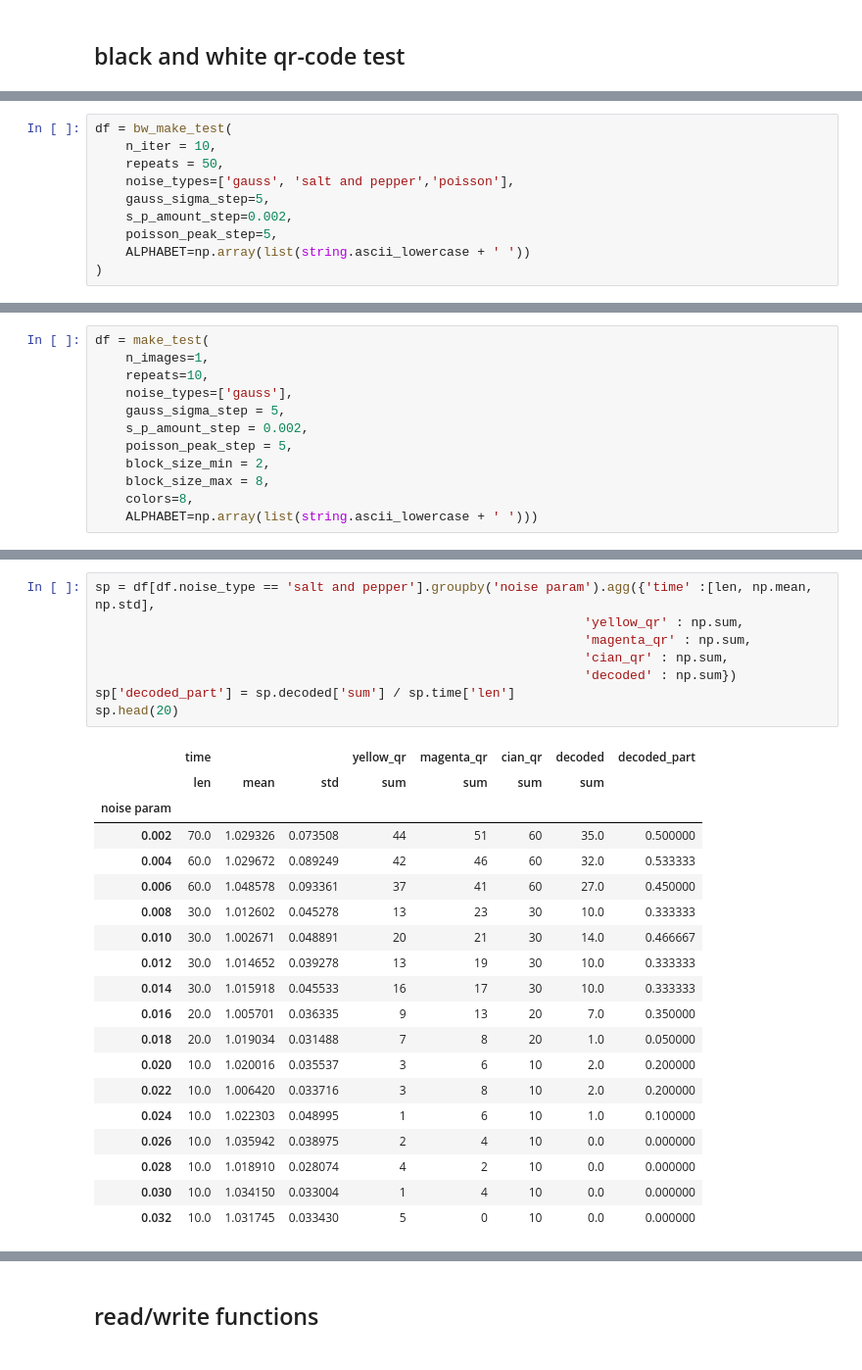
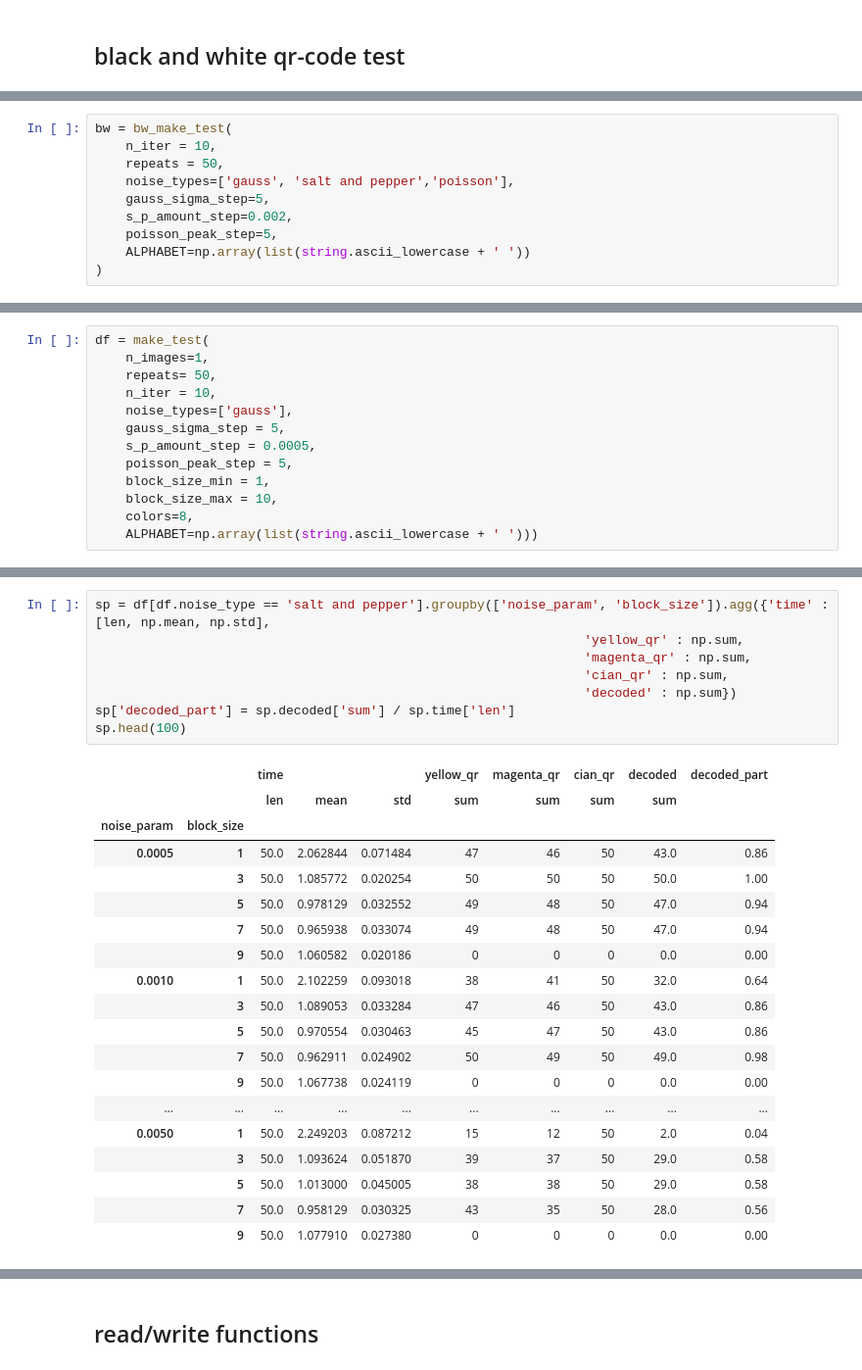
Before and after one commit to Dangovsky/colored_qr, a Jupyter notebook: color qr.ipynb, the cells around one changed output, grey strips where cells are left out. Shown: that part at 98% size. Cells and saved outputs as stored; diff of their text form.

```diff
--- a/color qr.ipynb
+++ b/color qr.ipynb
@@ -656,5 +515,5 @@ def bw_make_test(
 # %%
-df = bw_make_test(
+bw = bw_make_test(
     n_iter = 10,
     repeats = 50,
     noise_types=['gauss', 'salt and pepper','poisson'],
@@ -751,12 +729,13 @@ bw.head(20)
 # %%
 df = make_test(
     n_images=1,
-    repeats=10,
+    repeats= 50,
+    n_iter = 10,
     noise_types=['gauss'],
     gauss_sigma_step = 5,
-    s_p_amount_step = 0.002,
+    s_p_amount_step = 0.0005,
     poisson_peak_step = 5,
-    block_size_min = 2,
-    block_size_max = 8,
+    block_size_min = 1,
+    block_size_max = 10,
     colors=8,
     ALPHABET=np.array(list(string.ascii_lowercase + ' ')))
@@ -781,29 +770,29 @@ df = make_test(
 # %%
-sp = df[df.noise_type == 'salt and pepper'].groupby('noise param').agg({'time' :[len, np.mean, np.std],
+sp = df[df.noise_type == 'salt and pepper'].groupby(['noise_param', 'block_size']).agg({'time' :[len, np.mean, np.std],
                                                                 'yellow_qr' : np.sum,
                                                                 'magenta_qr' : np.sum,
                                                                 'cian_qr' : np.sum,
                                                                 'decoded' : np.sum})
 sp['decoded_part'] = sp.decoded['sum'] / sp.time['len']
-sp.head(20)
+sp.head(100)
 # %% [output]
-|  | time |  |  | yellow_qr | magenta_qr | cian_qr | decoded | decoded_part |
-|  | len | mean | std | sum | sum | sum | sum |  |
-| noise param |  |  |  |  |  |  |  |  |
-| 0.002 | 70.0 | 1.029326 | 0.073508 | 44 | 51 | 60 | 35.0 | 0.500000 |
-| 0.004 | 60.0 | 1.029672 | 0.089249 | 42 | 46 | 60 | 32.0 | 0.533333 |
-| 0.006 | 60.0 | 1.048578 | 0.093361 | 37 | 41 | 60 | 27.0 | 0.450000 |
-| 0.008 | 30.0 | 1.012602 | 0.045278 | 13 | 23 | 30 | 10.0 | 0.333333 |
-| 0.010 | 30.0 | 1.002671 | 0.048891 | 20 | 21 | 30 | 14.0 | 0.466667 |
-| 0.012 | 30.0 | 1.014652 | 0.039278 | 13 | 19 | 30 | 10.0 | 0.333333 |
-| 0.014 | 30.0 | 1.015918 | 0.045533 | 16 | 17 | 30 | 10.0 | 0.333333 |
-| 0.016 | 20.0 | 1.005701 | 0.036335 | 9 | 13 | 20 | 7.0 | 0.350000 |
-| 0.018 | 20.0 | 1.019034 | 0.031488 | 7 | 8 | 20 | 1.0 | 0.050000 |
-| 0.020 | 10.0 | 1.020016 | 0.035537 | 3 | 6 | 10 | 2.0 | 0.200000 |
-| 0.022 | 10.0 | 1.006420 | 0.033716 | 3 | 8 | 10 | 2.0 | 0.200000 |
-| 0.024 | 10.0 | 1.022303 | 0.048995 | 1 | 6 | 10 | 1.0 | 0.100000 |
-| 0.026 | 10.0 | 1.035942 | 0.038975 | 2 | 4 | 10 | 0.0 | 0.000000 |
-| 0.028 | 10.0 | 1.018910 | 0.028074 | 4 | 2 | 10 | 0.0 | 0.000000 |
-| 0.030 | 10.0 | 1.034150 | 0.033004 | 1 | 4 | 10 | 0.0 | 0.000000 |
-| 0.032 | 10.0 | 1.031745 | 0.033430 | 5 | 0 | 10 | 0.0 | 0.000000 |
+|  |  | time |  |  | yellow_qr | magenta_qr | cian_qr | decoded | decoded_part |
+|  |  | len | mean | std | sum | sum | sum | sum |  |
+| noise_param | block_size |  |  |  |  |  |  |  |  |
+| 0.0005 | 1 | 50.0 | 2.062844 | 0.071484 | 47 | 46 | 50 | 43.0 | 0.86 |
+|  | 3 | 50.0 | 1.085772 | 0.020254 | 50 | 50 | 50 | 50.0 | 1.00 |
+|  | 5 | 50.0 | 0.978129 | 0.032552 | 49 | 48 | 50 | 47.0 | 0.94 |
+|  | 7 | 50.0 | 0.965938 | 0.033074 | 49 | 48 | 50 | 47.0 | 0.94 |
+|  | 9 | 50.0 | 1.060582 | 0.020186 | 0 | 0 | 0 | 0.0 | 0.00 |
+| 0.0010 | 1 | 50.0 | 2.102259 | 0.093018 | 38 | 41 | 50 | 32.0 | 0.64 |
+|  | 3 | 50.0 | 1.089053 | 0.033284 | 47 | 46 | 50 | 43.0 | 0.86 |
+|  | 5 | 50.0 | 0.970554 | 0.030463 | 45 | 47 | 50 | 43.0 | 0.86 |
+|  | 7 | 50.0 | 0.962911 | 0.024902 | 50 | 49 | 50 | 49.0 | 0.98 |
+|  | 9 | 50.0 | 1.067738 | 0.024119 | 0 | 0 | 0 | 0.0 | 0.00 |
+| ... | ... | ... | ... | ... | ... | ... | ... | ... | ... |
+| 0.0050 | 1 | 50.0 | 2.249203 | 0.087212 | 15 | 12 | 50 | 2.0 | 0.04 |
+|  | 3 | 50.0 | 1.093624 | 0.051870 | 39 | 37 | 50 | 29.0 | 0.58 |
+|  | 5 | 50.0 | 1.013000 | 0.045005 | 38 | 38 | 50 | 29.0 | 0.58 |
+|  | 7 | 50.0 | 0.958129 | 0.030325 | 43 | 35 | 50 | 28.0 | 0.56 |
+|  | 9 | 50.0 | 1.077910 | 0.027380 | 0 | 0 | 0 | 0.0 | 0.00 |
 # %%
```
Also changed, not shown: parts of 21 cells of this notebook.
